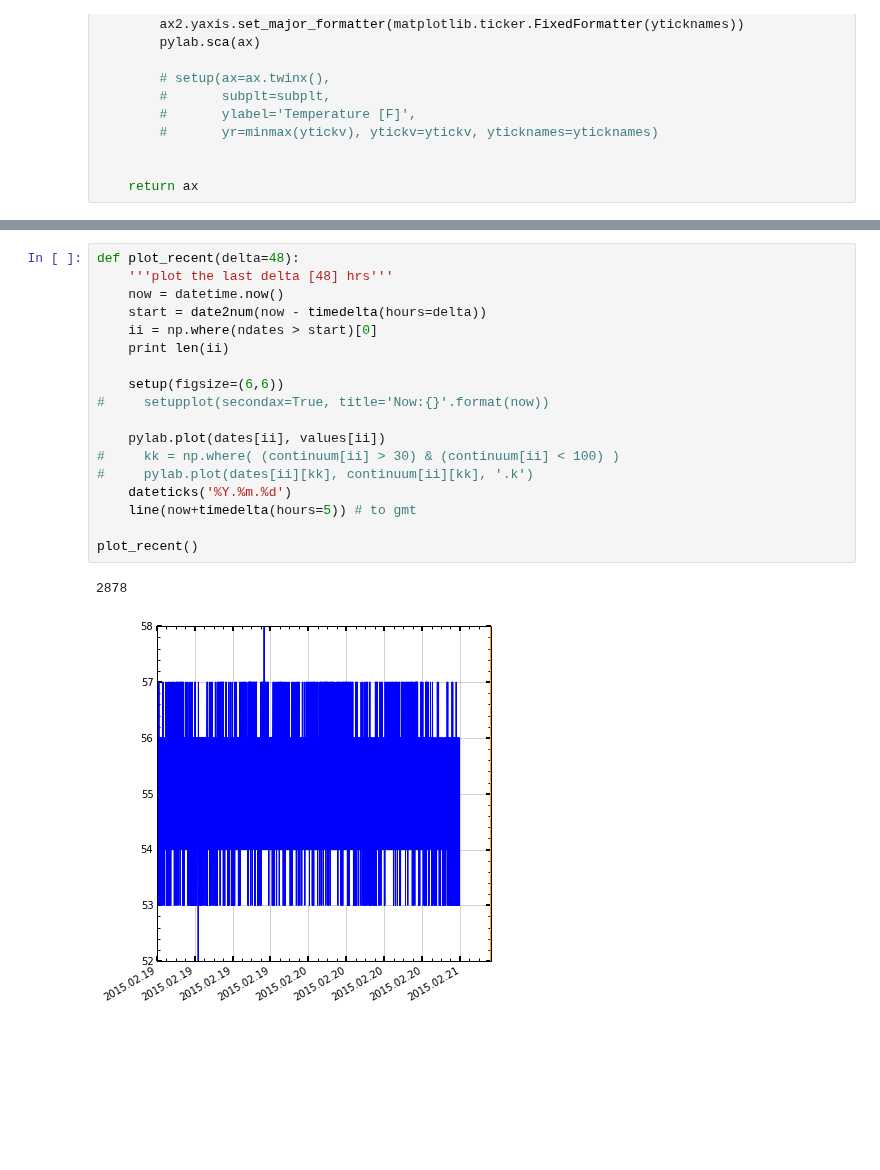
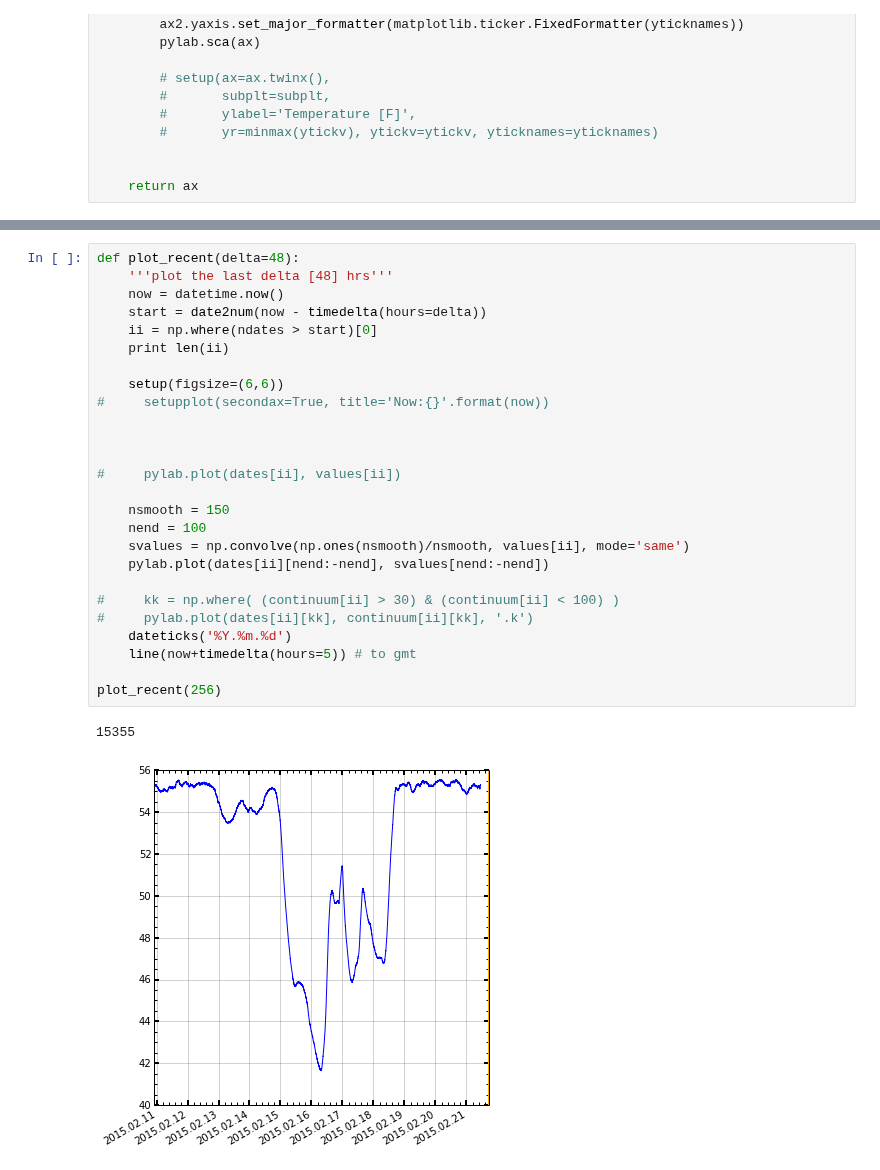
Before and after one commit to ajmendez/templog, a Jupyter notebook: notebook/phonon.ipynb, the cells around one changed output, grey strips where cells are left out. Saved outputs shown, nothing was run; the diff lists cells and outputs as text; blank space fills up the shorter version.

```diff
--- a/notebook/phonon.ipynb
+++ b/notebook/phonon.ipynb
@@ -160,21 +160,29 @@ This figure includes Axes that are not compatible with tight_layout, so its resu
 # %%
 def plot_recent(delta=48):
     '''plot the last delta [48] hrs'''
     now = datetime.now()
     start = date2num(now - timedelta(hours=delta))
     ii = np.where(ndates > start)[0]
     print len(ii)
 
     setup(figsize=(6,6))
 #     setupplot(secondax=True, title='Now:{}'.format(now))
 
-    pylab.plot(dates[ii], values[ii])
+
+
+#     pylab.plot(dates[ii], values[ii])
+
+    nsmooth = 150
+    nend = 100
+    svalues = np.convolve(np.ones(nsmooth)/nsmooth, values[ii], mode='same')
+    pylab.plot(dates[ii][nend:-nend], svalues[nend:-nend])
+
 #     kk = np.where( (continuum[ii] > 30) & (continuum[ii] < 100) )
 #     pylab.plot(dates[ii][kk], continuum[ii][kk], '.k')
     dateticks('%Y.%m.%d')
     line(now+timedelta(hours=5)) # to gmt
 
-plot_recent()
+plot_recent(256)
 # %% [output]
-2878
+15355
-[figure, old version]
+[figure, new version]
```
Also changed, not shown: parts of 4 cells of this notebook, 2 other files.
